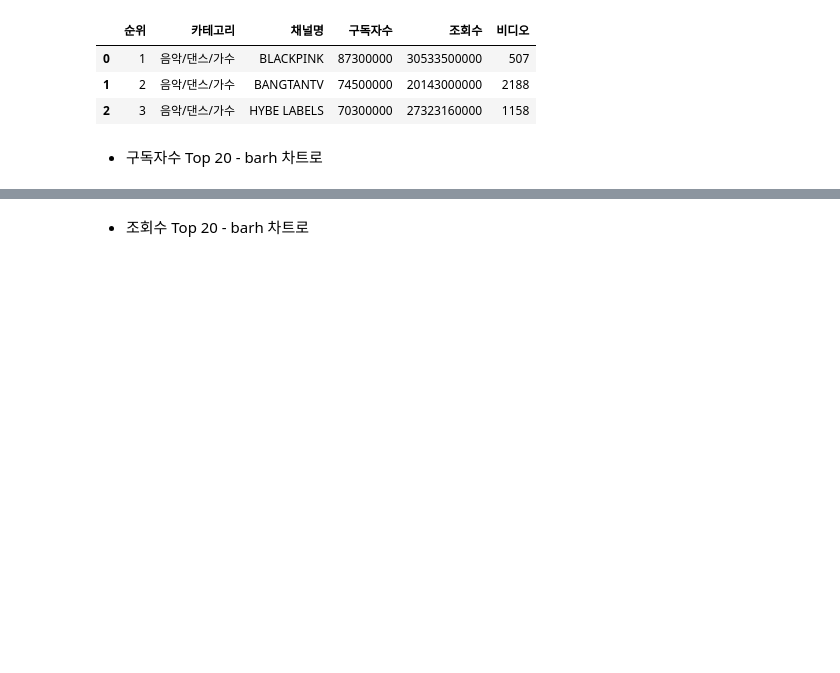
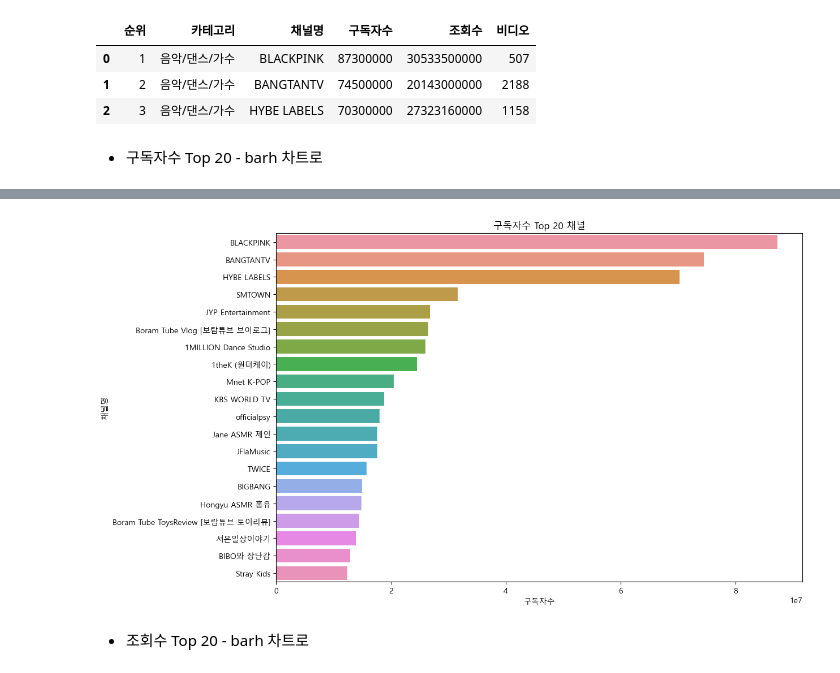
Before and after one commit to dlaudgh/DataAnalysis_Lecture_2023.04, a Jupyter notebook: 05.Crawling/13.YouTubeRanking시각화.ipynb, the cells around one changed output, grey strips where cells are left out. Saved outputs shown, nothing was run; the diff lists cells and outputs as text; code cells hidden in the pictures; blank space fills up the shorter version.

```diff
--- a/05.Crawling/13.YouTubeRanking시각화.ipynb
+++ b/05.Crawling/13.YouTubeRanking시각화.ipynb
@@ -27,3 +35,10 @@ plt.show()
+# %%
+plt.figure(figsize=(12,8))
+sns.barplot(y='채널명', x='구독자수', data=df.head(20))
+plt.title('구독자수 Top 20 채널')
+plt.show()
+# %% [output]
+[figure, added]
 # %% [markdown]
 - 조회수 Top 20 - barh 차트로
 # %%
```
Also changed, not shown: parts of 9 cells of this notebook, 1 other file.
